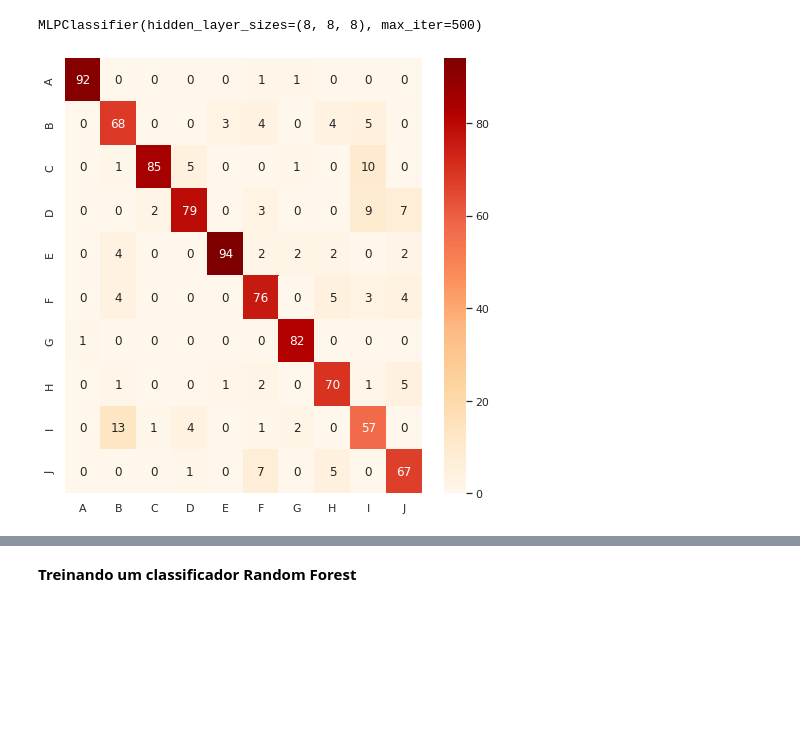
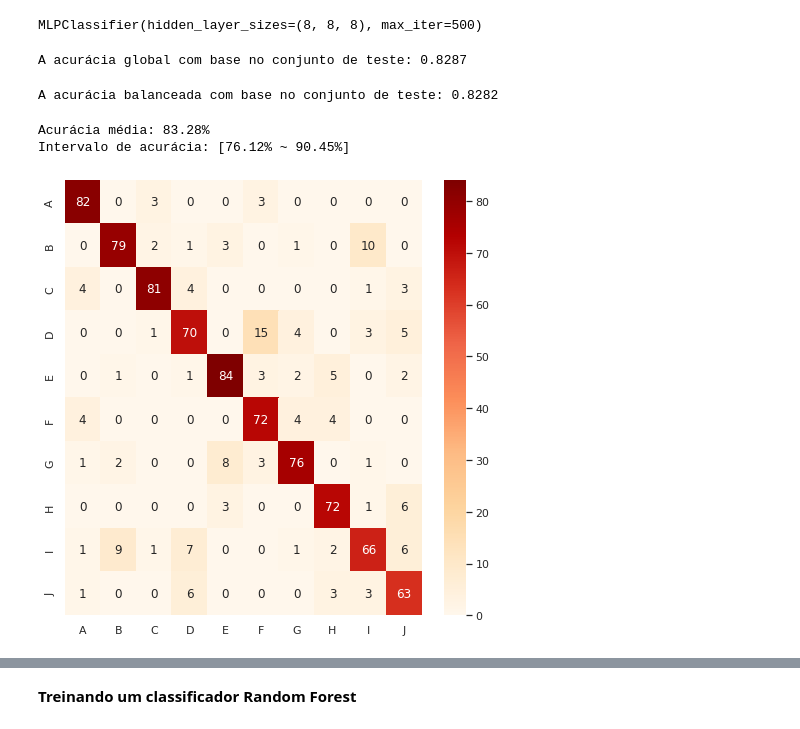
Before and after one commit to danielemontenegro/cursoAprendizadoSuperII, a Jupyter notebook: assignment-1.ipynb/assignment-1.ipynb, the cells around one changed output, grey strips where cells are left out. Saved outputs shown, nothing was run; the diff lists cells and outputs as text; code cells hidden in the pictures; blank space fills up the shorter version.

```diff
--- a/assignment-1.ipynb/assignment-1.ipynb
+++ b/assignment-1.ipynb/assignment-1.ipynb
@@ -272,8 +277,23 @@ mlp.fit(x_train, y_train)
 # %% [output]
 MLPClassifier(hidden_layer_sizes=(8, 8, 8), max_iter=500)
 # %%
-predict_test = mlp.predict(x_test)
+pred_mlp = mlp.predict(x_test)
+# %%
+print('A acurácia global com base no conjunto de teste: {0:0.4f}'.format(accuracy_score(y_test, pred_mlp)))
+# %% [output]
+A acurácia global com base no conjunto de teste: 0.8287
+# %%
+print('A acurácia balanceada com base no conjunto de teste: {0:0.4f}'.format(balanced_accuracy_score(y_test, pred_mlp)))
+# %% [output]
+A acurácia balanceada com base no conjunto de teste: 0.8282
+# %%
+results_mlp = cross_val_score(mlp, x_train, y_train, cv = 5, scoring = 'accuracy')
+
+intervalo(results_mlp)
+# %% [output]
+Acurácia média: 83.28%
+Intervalo de acurácia: [76.12% ~ 90.45%]
 # %%
-plot_matriz_confusion(predict_test, y_test)
+plot_matriz_confusion(pred_mlp, y_test)
 # %% [output]
-[figure, old version]
+[figure, new version]
```
Also changed, not shown: parts of 11 cells of this notebook.
